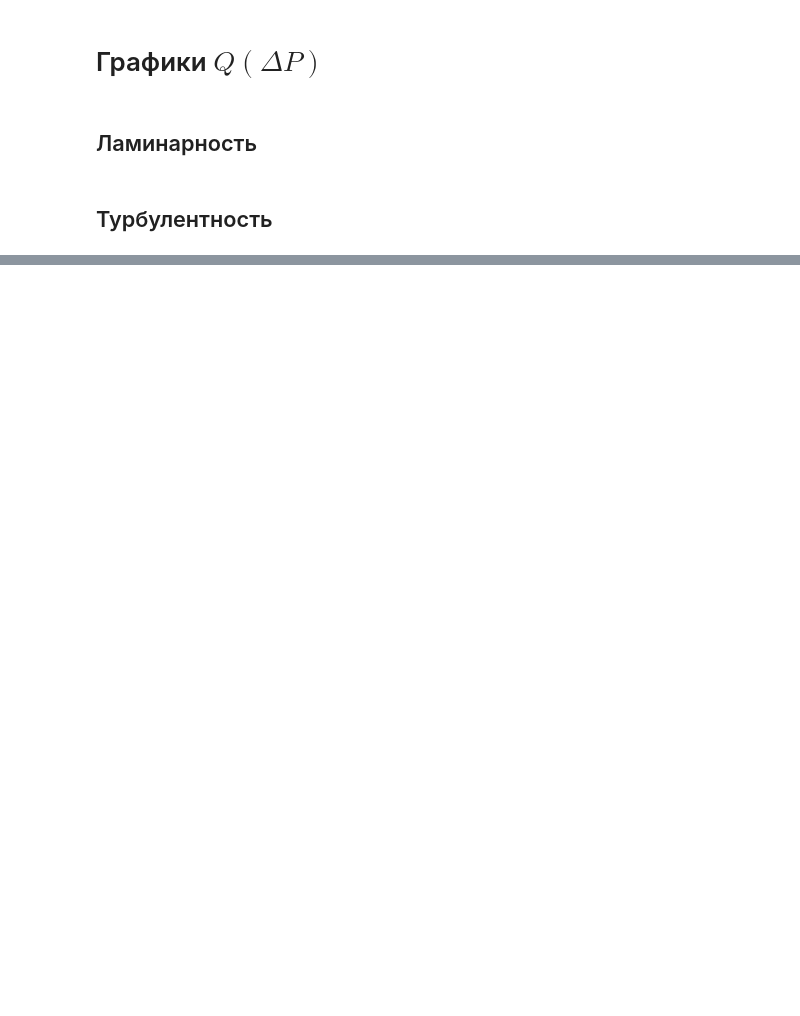
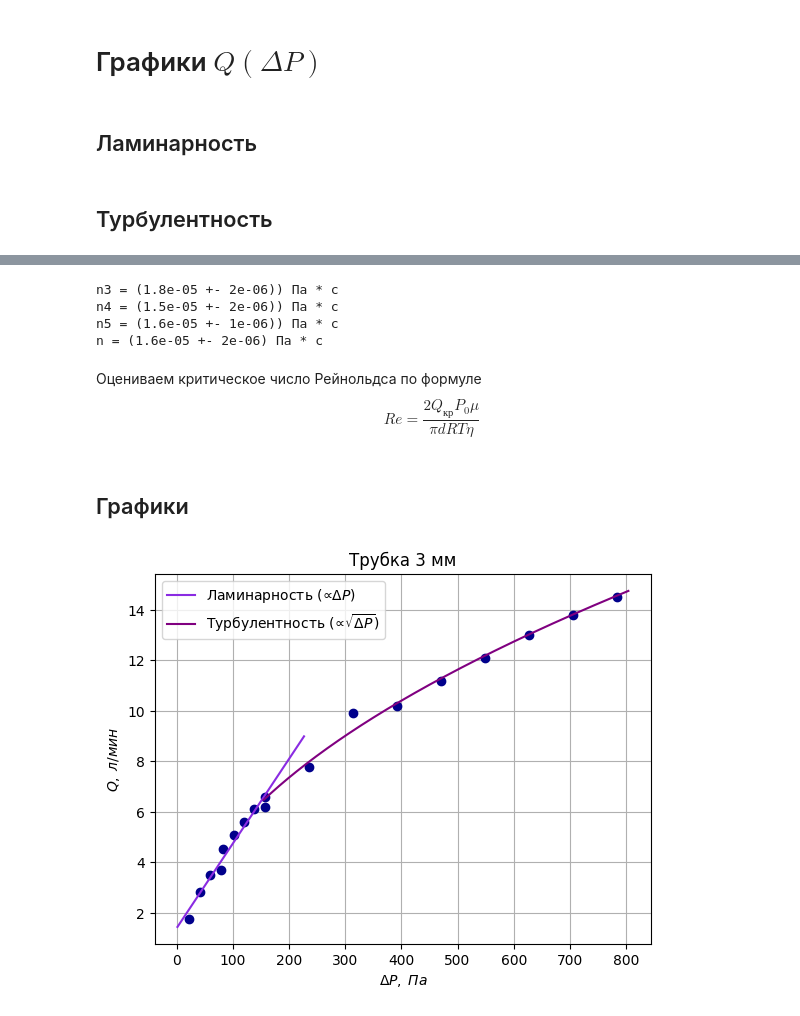
Before and after one commit to TimBelinskii/PhysicsLabs, a Jupyter notebook: II семестр/1.3.3/processing.ipynb, the cells around one changed output, grey strips where cells are left out. Cells and saved outputs as stored; diff of their text form; code cells hidden in the pictures; blank space fills up the shorter version.

Commit message:
calculations for viscosity added, some changes in graph's part

```diff
--- a/II семестр/1.3.3/processing.ipynb
+++ b/II семестр/1.3.3/processing.ipynb
@@ -41,31 +43,31 @@ data5 = data5.sort_values(by=['dl'])
 a, b = 0, 10
 P3 = data3['P']
 Q3 = data3['Q']
-p3 = np.linspace(P3[a:b].min() - 20, P3[a:b].max() + 50, 300)
-popt3, pcov = curve_fit(linear, P3[a:b], Q3[a:b])
+p3 = np.linspace(P3[a:b].min() - 20, P3[a:b].max() + 70, 300)
+popt3, pcov3 = curve_fit(linear, P3[a:b], Q3[a:b])
 
 a, b = 0, 9
 P4 = data4['P']
 Q4 = data4['Q']
 p4 = np.linspace(P4[a:b].min() - 20, P4[a:b].max() + 50, 300)
-popt4, pcov = curve_fit(linear, P4[a:b], Q4[a:b])
+popt4, pcov4 = curve_fit(linear, P4[a:b], Q4[a:b])
 
 a, b = 0, 7
 P5 = data5['P']
 Q5 = data5['Q']
 p5 = np.linspace(P5[a:b].min() - 20, P5[a:b].max() + 20, 300)
-popt5, pcov = curve_fit(linear, P5[a:b], Q5[a:b])
+popt5, pcov5 = curve_fit(linear, P5[a:b], Q5[a:b])
 # %% [markdown]
 ## Турбулентность
 # %%
 a = 10
-p3t = np.linspace(P3[a:].min() - 20, P3[a:].max() + 20, 300)
-popt3t, pcov = curve_fit(sqroot, P3[a:], Q3[a:])
+p3t = np.linspace(P3[a:].min() - 80, P3[a:].max() + 20, 300)
+popt3t, pcov3t = curve_fit(sqroot, P3[a:], Q3[a:])
 
 a = 9
-p4t = np.linspace(P4[a:].min() - 20, P4[a:].max() + 20, 300)
-popt4t, pcov = curve_fit(sqroot, P4[a:], Q4[a:])
+p4t = np.linspace(P4[a:].min() - 58, P4[a:].max() + 20, 300)
+popt4t, pcov4t = curve_fit(sqroot, P4[a:], Q4[a:])
 
 a = 7
-p5t = np.linspace(P5[a:].min() - 20, P5[a:].max() + 20, 300)
-popt5t, pcov = curve_fit(sqroot, P5[a:], Q5[a:])
+p5t = np.linspace(P5[a:].min() - 25, P5[a:].max() + 20, 300)
+popt5t, pcov5t = curve_fit(sqroot, P5[a:], Q5[a:])
@@ -101,0 +80,31 @@ plt.savefig('graphs\Q(dP).png')
+# %%
+def eta(k, d, l=0.3):
+    return np.pi * (d ** 4) / 128 / (k / 60000) / l
+
+
+#Рассчитанные коэффициенты
+k3, k4, k5 = popt3[0], popt4[0], popt5[0]
+#Рассчитанные погрешности
+sk3, sk4, sk5 = np.sqrt(pcov3[0][0]), np.sqrt(pcov4[0][0]), np.sqrt(pcov5[0][0])
+
+#Оцененные вязкости
+#Длины 3мм - 20 см, 4мм - 60 см, 5 мм - 30 см
+eta3, eta4, eta5 = eta(k3, 0.003, 0.2), eta(k4, 0.0039, 0.6), eta(k5, 0.005)
+#Оцененные погрешности
+se3 = eta3 * ((0.005 / 0.2) ** 2 + 16 * (0.1 / 3) ** 2 + sk3 ** 2) ** 0.5
+se4 = eta4 * ((0.005 / 0.3) ** 2 + 16 * (0.1 / 3.9) ** 2 + sk4 ** 2) ** 0.5
+se5 = eta5 * ((0.005 / 0.3) ** 2 + 16 * (0.1 / 5) ** 2 + sk5 ** 2) ** 0.5
+
+print(f'n3 = ({round(eta3, 6)} +- {round(se3, 6)})) Па * с')
+print(f'n4 = ({round(eta4, 6)} +- {round(se4, 6)})) Па * с')
+print(f'n5 = ({round(eta5, 6)} +- {round(se5, 6)})) Па * с')
+#Усредненное значение
+print(f'n = ({round((eta3 + eta4 + eta5) / 3, 6)} +- {round((se3 + se4 + se5) / 3, 6)}) Па * с')
+# %% [output]
+n3 = (1.8e-05 +- 2e-06)) Па * с
+n4 = (1.5e-05 +- 2e-06)) Па * с
+n5 = (1.6e-05 +- 1e-06)) Па * с
+n = (1.6e-05 +- 2e-06) Па * с
+# %% [markdown]
+Оцениваем критическое число Рейнольдса по формуле
+$$Re = \frac{2Q_{кр} P_0 \mu}{\pi d RT \eta}$$
@@ -101,0 +113,14 @@ plt.savefig('graphs\Q(dP).png')
+# %% [markdown]
+## Графики
+# %%
+plt.plot(P3, Q3, 'o', color='darkblue')
+plt.grid()
+plt.plot(p3, linear(p3, *popt3), color='blueviolet', label=r'Ламинарность $(\varpropto \Delta P)$')
+plt.plot(p3t, sqroot(p3t, *popt3t), color='purple', label=r'Турбулентность $(\varpropto \sqrt{\Delta P})$')
+plt.title('Трубка 3 мм')
+plt.ylabel(r'$Q,\;л/мин$')
+plt.xlabel(r'$\Delta P,\;Па$')
+plt.legend()
+plt.savefig('graphs\Q(dP)[3mm].png')
+# %% [output]
+[figure, added]
```
Also changed, not shown: parts of 7 cells of this notebook.
